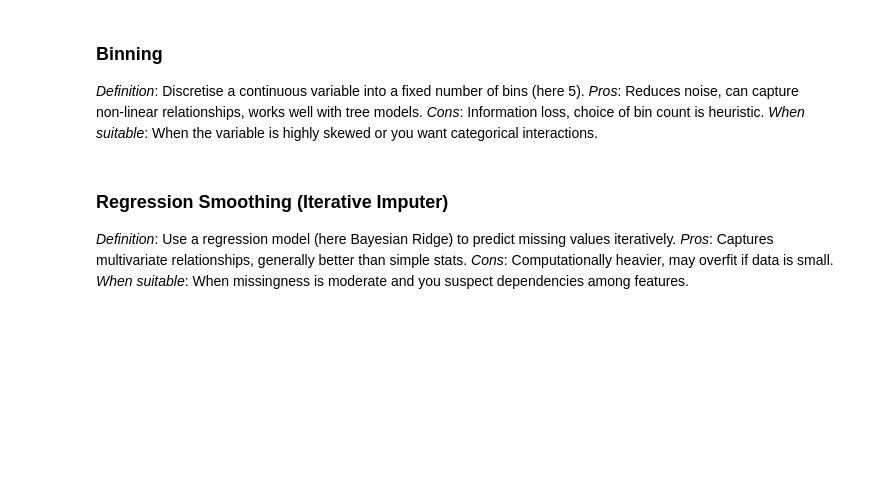
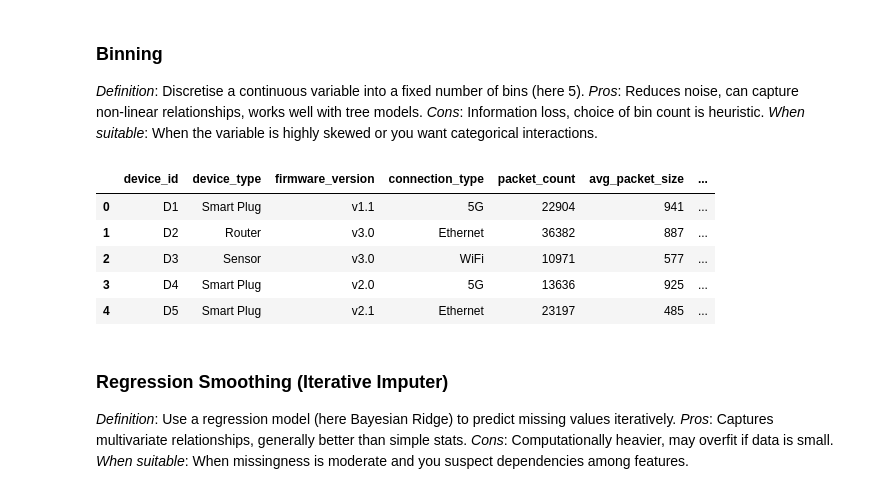
Before and after one commit to razaalirizvi4/dm, a Jupyter notebook: Preprocessing_Evaluation.ipynb, the cells around one changed output. Cells and saved outputs as stored; diff of their text form; code cells hidden in the pictures; blank space fills up the shorter version.

```diff
--- a/Preprocessing_Evaluation.ipynb
+++ b/Preprocessing_Evaluation.ipynb
@@ -143,10 +158,19 @@ results.append(metrics)
 # %%
 df = original_df.copy()
 if 'packet_count' in df.columns:
     df['packet_count_bin'] = pd.cut(df['packet_count'], bins=5, labels=False)
 metrics = evaluate(df)
 metrics['technique'] = 'Binning (packet_count)'
 results.append(metrics)
+
+df.head(5)
+# %% [output]
+|  | device_id | device_type | firmware_version | connection_type | packet_count | avg_packet_size | ... |
+| 0 | D1 | Smart Plug | v1.1 | 5G | 22904 | 941 | ... |
+| 1 | D2 | Router | v3.0 | Ethernet | 36382 | 887 | ... |
+| 2 | D3 | Sensor | v3.0 | WiFi | 10971 | 577 | ... |
+| 3 | D4 | Smart Plug | v2.0 | 5G | 13636 | 925 | ... |
+| 4 | D5 | Smart Plug | v2.1 | Ethernet | 23197 | 485 | ... |
 # %% [markdown]
 ### Regression Smoothing (Iterative Imputer)
 *Definition*: Use a regression model (here Bayesian Ridge) to predict missing values iteratively.
```
Also changed, not shown: parts of 2 cells of this notebook, 2 other files.
